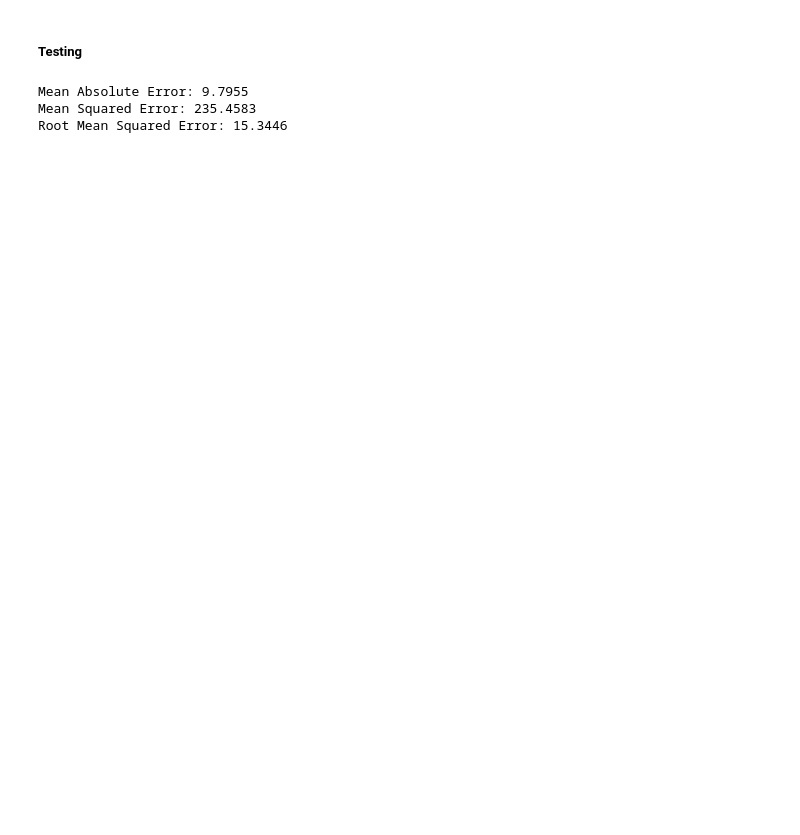
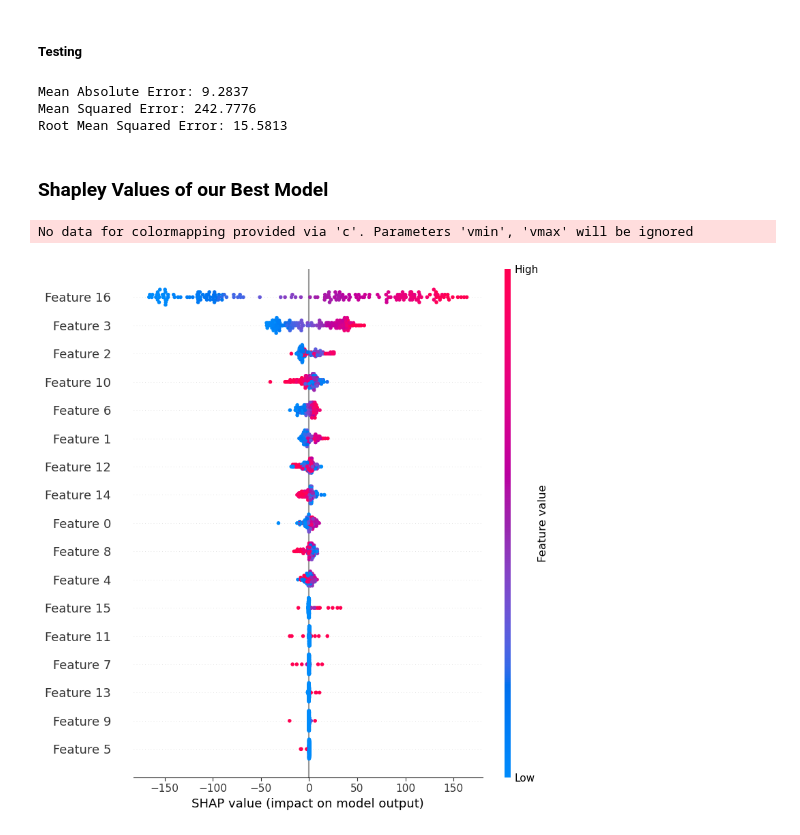
Before and after one commit to PrayusShrestha/crop-price-prediction, a Jupyter notebook: src/final_project.ipynb, the cells around one changed output. Saved outputs shown, nothing was run; the diff lists cells and outputs as text; code cells hidden in the pictures; blank space fills up the shorter version.

Commit message:
Add SHAP values

```diff
--- a/src/final_project.ipynb
+++ b/src/final_project.ipynb
@@ -446,15 +446,15 @@ train_dataset = TensorDataset(torch.tensor(X_train_arr).float(), torch.tensor(y_
 train_loader = DataLoader(train_dataset, batch_size=batch_size, shuffle=True)
 
 # Initialize the model, loss function, and optimizer
-model = GRUModel(input_size, hidden_size, output_size)
+gru_model_instance = GRUModel(input_size, hidden_size, output_size)
 criterion = nn.MSELoss()
-optimizer = optim.Adam(model.parameters(), lr=learning_rate, weight_decay=1e-5)
+optimizer = optim.Adam(gru_model_instance.parameters(), lr=learning_rate, weight_decay=1e-5)
 
 # Train the modelt
 for epoch in range(num_epochs):
     for i, (inputs, targets) in enumerate(train_loader):
         # Forward pass
-        outputs = model(inputs)
+        outputs = gru_model_instance(inputs)
         loss = criterion(outputs, targets)
 
         # Backward and optimize
@@ -495,13 +495,13 @@ test_dataset = TensorDataset(torch.tensor(X_test_arr).float(), torch.tensor(y_te
 test_loader = DataLoader(test_dataset, batch_size=batch_size, shuffle=False)
 
 # Evaluate the model
-model.eval()
+gru_model_instance.eval()
 predictions = []
 actuals = []
 
 with torch.no_grad():
     for inputs, targets in test_loader:
-        outputs = model(inputs)
+        outputs = gru_model_instance(inputs)
         predictions.extend(outputs.numpy().flatten())
         actuals.extend(targets.numpy().flatten())
 
@@ -514,6 +514,28 @@ print(f'Mean Absolute Error: {mae:.4f}')
 print(f'Mean Squared Error: {mse:.4f}')
 print(f'Root Mean Squared Error: {rmse:.4f}')
 # %% [output]
-Mean Absolute Error: 9.7955
-Mean Squared Error: 235.4583
-Root Mean Squared Error: 15.3446
+Mean Absolute Error: 9.2837
+Mean Squared Error: 242.7776
+Root Mean Squared Error: 15.5813
+# %% [markdown]
+### Shapley Values of our Best Model
+# %%
+best_model = gru_model_instance
+
+def model_wrapper(x):
+    x_tensor = torch.FloatTensor(x).unsqueeze(1)
+    with torch.no_grad():
+        output = best_model(x_tensor)
+    return output.numpy()
+
+# Initialize the explainer
+explainer = shap.Explainer(model_wrapper, X_test_scaled)
+
+# Compute SHAP values for X_test
+shap_values = explainer(X_test_scaled)
+
+# Plot SHAP summary plot
+shap.summary_plot(shap_values, X_test)
+# %% [output]
+No data for colormapping provided via 'c'. Parameters 'vmin', 'vmax' will be ignored
+[figure, added]
```
Also changed, not shown: parts of 5 cells of this notebook.
